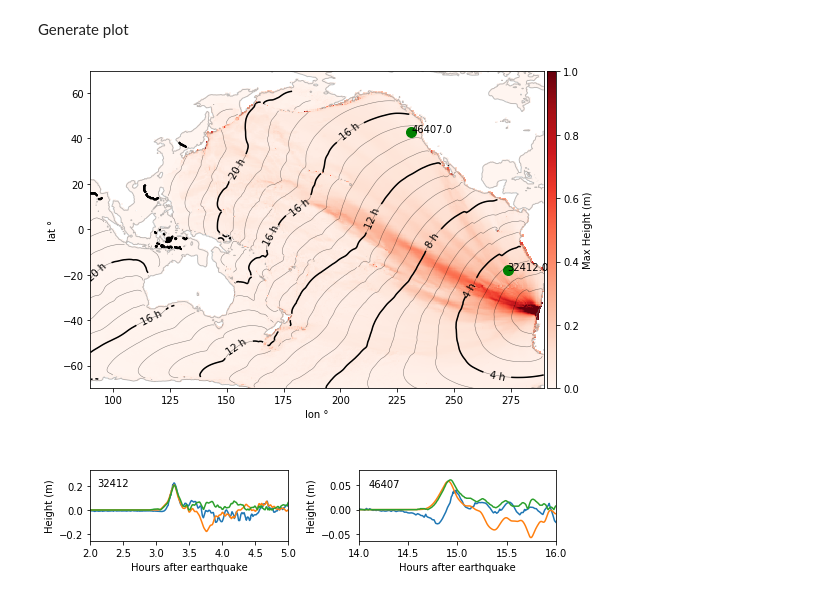
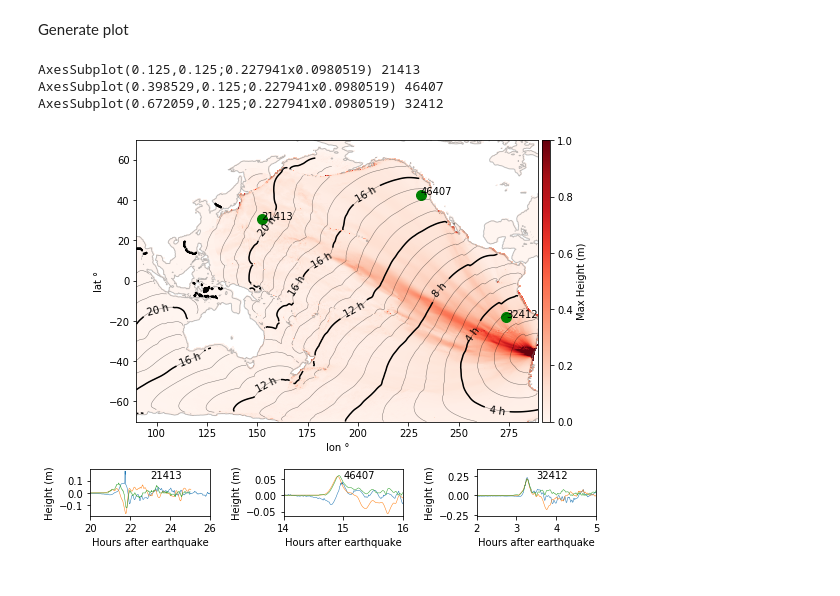
Before and after one commit to jgalazm/comp-geo-paper-figures, a Jupyter notebook: 03_biobio2010/comparison/finalPlots.ipynb, the cells around one changed output. Drawn from its saved outputs; the diff is of its cells as text; code cells hidden in the pictures.

Commit message:
all plots with gauge in japan

```diff
--- a/03_biobio2010/comparison/finalPlots.ipynb
+++ b/03_biobio2010/comparison/finalPlots.ipynb
@@ -40,7 +40,7 @@ nami = pd.read_json('../tsunamilab/pois')
 # %% [markdown]
 Read Easywave time series
 # %%
-ewave = pd.read_fwf('../easyWave/ewave2010')
+ewave = pd.read_fwf('../easyWave/eWave.poi.ssh')
 # %% [markdown]
 Read DART buoys time series
 # %%
@@ -61,3 +63,5 @@ ranges= {
 }
 s = 10 #skip size
 hmax_masked = np.ma.masked_where(bathymetry<10,hmax)
+darts_to_plot = [21413, 46407, 32412]
+dart_locations = np.array([[152.132,30.533], [231.168,42.682], [273.626,-17.984]])
@@ -69,52 +68,47 @@ darts_locations = np.array([[273.626,-17.984, 32412],
 # %%
-gs = gridspec.GridSpec(2, 2,
-                       width_ratios=[1,1],
+gs = gridspec.GridSpec(2, 3,
+                       width_ratios=[1,1,1],
                        height_ratios=[6, 1])
 
-f = plt.figure(figsize=(4*2,4*2))
+f = plt.figure(figsize=(4*2,3*2))
 ax1 = f.add_subplot(gs[0,:])
 ax2 = f.add_subplot(gs[1,0])
 ax3 = f.add_subplot(gs[1,1])
+ax4 = f.add_subplot(gs[1,2])
 
 
 p = ax1.pcolormesh(x[::s,::s],y[::s,::s],hmax_masked[::s,::s],vmax=1,vmin=0, cmap=plt.cm.Reds)
 divider = make_axes_locatable(ax1)
-ax1.scatter(darts_locations[:,0],darts_locations[:,1],color='green',marker='o', s=100)
-for lon,lat,txt in darts_locations:
-    ax1.annotate(txt, [lon,lat])
+ax1.scatter(dart_locations[:,0],dart_locations[:,1],color='green',marker='o', s=100)
+for [lon,lat], dart in zip(dart_locations, darts_to_plot):
+    ax1.annotate('%s'%dart, [lon,lat])
 cax = divider.append_axes("right", size="2%", pad=0.05)
 cbar = f.colorbar(p,cax)
 cbar.set_label('Max Height (m)')
 
 ax1.contour(x[::s,::s],y[::s,::s], bathymetry[::s,::s], [10], linewidths=1, alpha=0.5, colors='grey')
 CS = ax1.contour(x[::s,::s],y[::s,::s],harrmasked[::s,::s]/60/60,np.arange(0,24,4),colors='k')
 ax1.clabel(CS, inline=1, fontsize=10, fmt='%i h')
 ax1.contour(x[::s,::s],y[::s,::s],harrmasked[::s,::s]/60/60,
             np.arange(0,24,1),colors='k', linewidths=0.5, alpha=0.5)
 
 ax1.set_aspect(1)
 ax1.set_xlabel('lon °')
 ax1.set_ylabel('lat °')
 
-dart = 32412
-ax2.plot(darts[dart][:,0]*24, darts[dart][:,1])
-ax2.plot(np.array(nami[dart].time)/60/60, nami[dart].surface)
-ax2.plot(ewave['Minute']/60,ewave[str(dart)])
-ax2.set_xlim(ranges[dart][0],ranges[dart][1])
-ax2.set_xlabel('Hours after earthquake')
-ax2.set_ylabel('Height (m)')
-ax2.text(2.1,0.2,'%s'%dart)
-
-dart = 46407
-ax3.plot(darts[dart][:,0]*24, darts[dart][:,1], label='%s'%dart)
-ax3.plot(np.array(nami[dart].time)/60/60, nami[dart].surface, label='Nami')
-ax3.plot(ewave['Minute']/60,ewave[str(dart)], label='easywave')
-ax3.set_xlim(ranges[dart][0],ranges[dart][1])
-ax3.set_xlabel('Hours after earthquake')
-ax3.set_ylabel('Height (m)')
-ax3.text(14.1,0.045,'%s'%dart)
-# ax3.legend(loc= 0, ncol=1, bbox_to_anchor=(1.2, 0.5))
+for ax,dart in zip([ax2,ax3,ax4],darts_to_plot):
+    print(ax,dart)
+    ax.plot(darts[dart][:,0]*24, darts[dart][:,1],linewidth=0.5)
+    ax.plot(np.array(nami[dart].time)/60/60, nami[dart].surface,linewidth=0.5)
+    ax.plot(ewave['Minute']/60,ewave[str(dart)],linewidth=0.5)
+    ax.set_xlim(ranges[dart][0],ranges[dart][1])
+    ax.set_xlabel('Hours after earthquake')
+    ax.set_ylabel('Height (m)')
+    ax.annotate('%s'%dart, [0.5,0.8], xycoords='axes fraction')
 
 plt.tight_layout()
 # %% [output]
+AxesSubplot(0.125,0.125;0.227941x0.0980519) 21413
+AxesSubplot(0.398529,0.125;0.227941x0.0980519) 46407
+AxesSubplot(0.672059,0.125;0.227941x0.0980519) 32412
-[figure, old version]
+[figure, new version]
```
Also changed, not shown: parts of 4 cells of this notebook, 1 other file.
